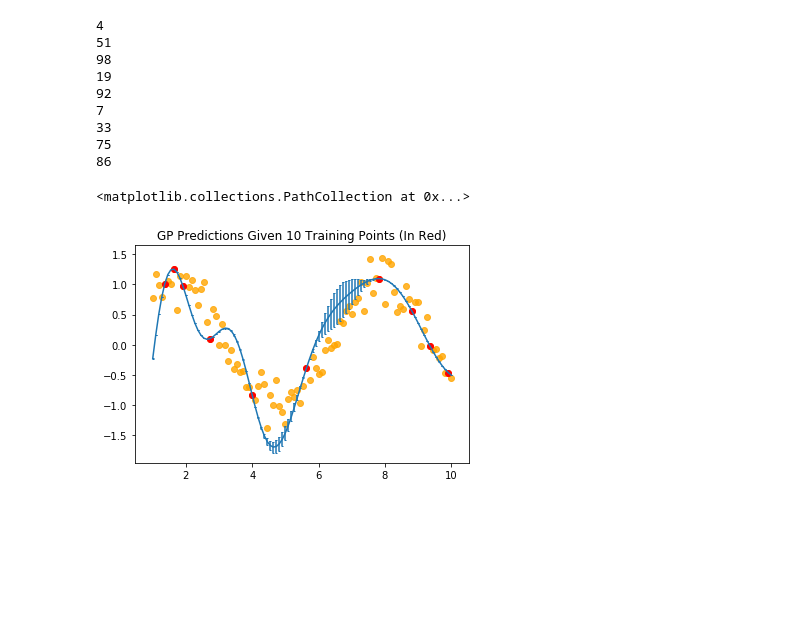
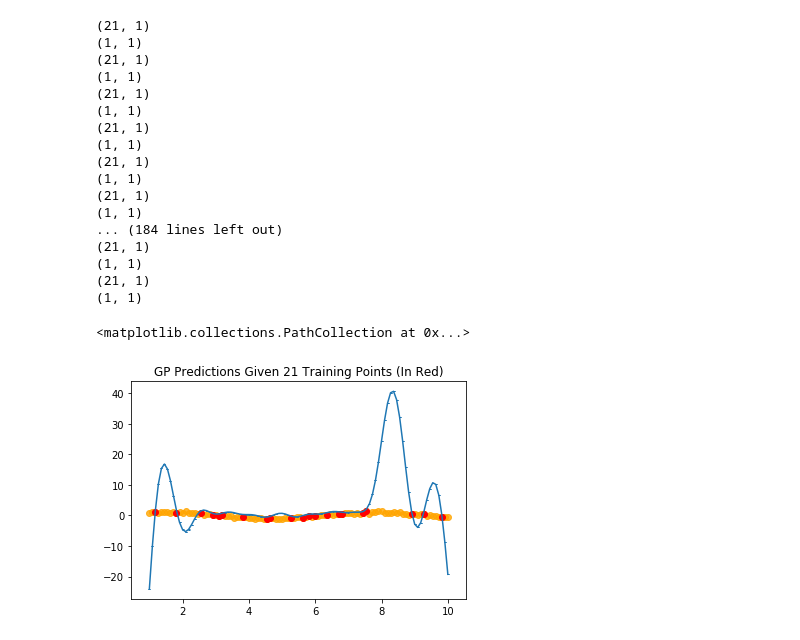
Before and after one commit to ychennay/Data-Science, a Jupyter notebook: gaussian_process/Untitled.ipynb, the cells around one changed output. Cells and saved outputs as stored; diff of their text form; code cells hidden in the pictures; blank space fills up the shorter version.

```diff
--- a/gaussian_process/Untitled.ipynb
+++ b/gaussian_process/Untitled.ipynb
@@ -25,5 +26,3 @@ plt.ylabel("Social Media Shares")
-# %%
-X = np.range(10)
 # %%
 X_sin = np.linspace(1,10,100)
 y_sin = np.sin(X_sin) + np.array([np.random.normal(0,0.2) for i in range(100)])
@@ -44,3 +36,21 @@ class Kernel:
+# %%
+class Kernel:
+
+    condition = 1e-3 # add extra condition to reduce singular value issue
+
+    @staticmethod
+    def convert_to_float(num):
+        return_val = np.float(num) if np.isscalar(num) else num
+        return return_val
+
+    @staticmethod
+    def get(x_1, x_2, condition=1e-3):
+        K = rbf_kernel(x_1, x_2) # use sklearn's rbf_kernel()
+        if type(x_1) == list:
+            condition_matrix = condition * np.eye(K.shape[0]) if K.shape[0] == K.shape[1] else np.eye(K.shape[1])
+        else:
+            condition_matrix = condition
+        return (K + condition_matrix)
 # %%
 def exponential_cov(x, y):
     return np.exp( -0.5 * np.subtract.outer(x, y)**2)
@@ -59,9 +72,7 @@ def conditional(x_new, x, y):
     return(mu.squeeze(), sigma.squeeze())
 # %%
 x_new = np.array([1])
-x = np.array([2,3,4,5,6])
-
-find_conditional_mu()
+x = np.array([2,3,4,5,6,8])
 # %%
 θ = [1, 10]
 σ_0 = exponential_cov(0, 0)
@@ -145,24 +174,39 @@ np.random.shuffle(X_sin)
 # %%
 prediction_interval = np.linspace(1,10,100)
 start = int(np.random.uniform(1,100))
-gp = GaussianProcess([X_sin[start]], [y_sin[start]])
+gp = GaussianProcess([[X_sin[start]]], [[y_sin[start]]])
 indices = range(len(prediction_interval))
-for i in range(9):
-    start = np.random.choice(indices, replace=False)
-    print(start)
-    gp.update(X_sin[start], y_sin[start])
 
-gp.generate_predictions(prediction_interval)
+visited = []
+for i in range(20):
+
+    start = np.random.choice(indices, replace=True)
+    if start in visited:
+        start = np.random.choice(indices, replace=True)
+        visited.append(start)
+    else:
+        visited.append(start)
+    gp.update([[X_sin[start]]], [[y_sin[start]]])
+
+gp.generate_predictions(prediction_interval, noise=1e-2)
 plt.scatter(X_sin, y_sin, c="orange", alpha=0.8)
 # %% [output]
-4
-51
-98
-19
-92
-7
-33
-75
-86
+(21, 1)
+(1, 1)
+(21, 1)
+(1, 1)
+(21, 1)
+(1, 1)
+(21, 1)
+(1, 1)
+(21, 1)
+(1, 1)
+(21, 1)
+(1, 1)
+... (184 lines left out)
+(21, 1)
+(1, 1)
+(21, 1)
+(1, 1)
 <matplotlib.collections.PathCollection at 0x...>
-[figure, old version]
+[figure, new version]
```
Also changed, not shown: parts of 19 cells of this notebook, 4 other files.
